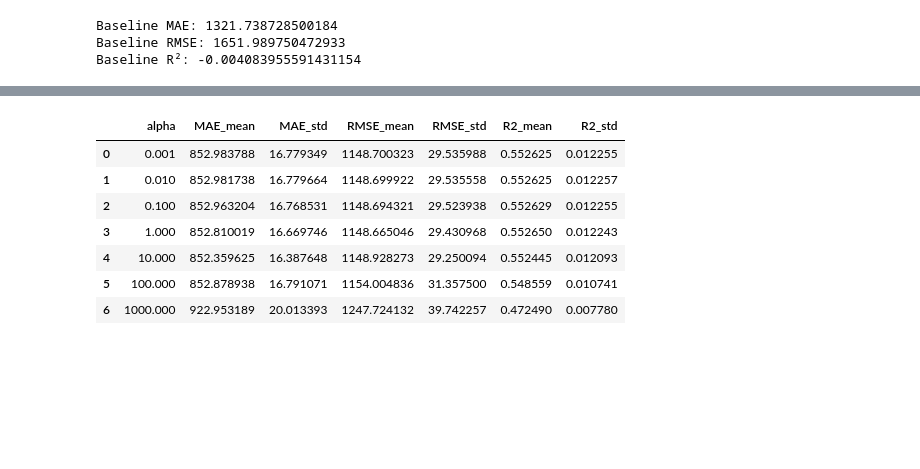
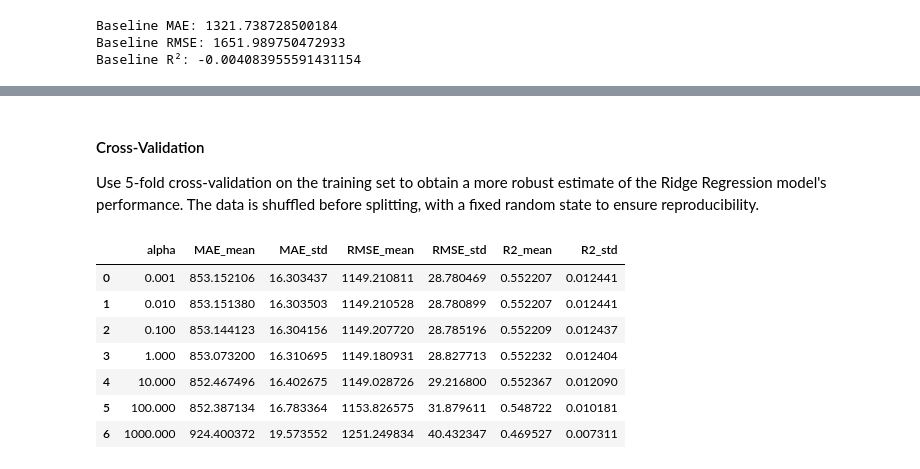
Before and after one commit to r-salimi/BigMarket-Sales, a Jupyter notebook: BigMart_Sales.ipynb, the cells around one changed output, grey strips where cells are left out. Drawn from its saved outputs; the diff is of its cells as text; code cells hidden in the pictures; blank space fills up the shorter version.

```diff
--- a/BigMart_Sales.ipynb
+++ b/BigMart_Sales.ipynb
@@ -324,5 +323,8 @@ X, y = (
 # %%
 from sklearn.model_selection import train_test_split
+
+X = df.drop('Item_Outlet_Sales', axis=1)
+y = df['Item_Outlet_Sales']
 
 X_train, X_test, y_train, y_test = train_test_split(
     X,
@@ -333,16 +335,12 @@ X_train, X_test, y_train, y_test = train_test_split(
 # %%
 categorical_cols = ['Item_Fat_Content',
                     'Item_Type',
-                    'Outlet_Size',
                     'Outlet_Location_Type',
                     'Outlet_Type']
 
 ordinal_cols = ['Outlet_Size']
 nominal_cols = [col for col in categorical_cols if col not in ordinal_cols]
 
-# ----
-ordinal_cols = ['Outlet_Size']
-nominal_cols = ['Item_Type', 'Outlet_Location_Type', 'Outlet_Type']
 
 df_ordinal = df[ordinal_cols]
 df_nominal = df[nominal_cols]
@@ -367,3 +373,12 @@ categorical_pipeline = Pipeline([
     ('imputer', SimpleImputer(strategy='most_frequent')),
     ('encoder', OneHotEncoder(handle_unknown='ignore'))
 ])
+# %%
+from sklearn.preprocessing import OrdinalEncoder
+
+ordinal_pipeline = Pipeline([
+    ('imputer', SimpleImputer(strategy='most_frequent')),
+    ('encoder', OrdinalEncoder(
+        categories=[['Small', 'Medium', 'High']]
+    ))
+])
@@ -372,5 +391,6 @@ from sklearn.compose import ColumnTransformer
 
 preprocessor = ColumnTransformer([
     ('num', numeric_pipeline, numeric_columns),
-    ('cat', categorical_pipeline, categorical_cols)
+    ('cat', categorical_pipeline, categorical_cols),
+    ('ordinal', ordinal_pipeline, ordinal_cols),
 ])
@@ -544,9 +559,10 @@ results_df.sort_values(
+# %% [markdown]
+#### Cross-Validation
+
+Use 5-fold cross-validation on the training set to obtain a more robust estimate of the Ridge Regression model's performance. The data is shuffled before splitting, with a fixed random state to ensure reproducibility.
 # %%
 from sklearn.model_selection import cross_validate, KFold
-ridge_pipe = Pipeline([
-    ('preprocessing', preprocessor),
-    ('model', Ridge(alpha=1))
-])
+
 cv = KFold(
     n_splits=5,
     shuffle=True,
@@ -563,6 +579,8 @@ cv_results = cross_validate(
         'R2': 'r2'
     }
 )
+
+# Ridge Hyperparameter Tuning
 results = []
 
 alphas = [0.001, 0.01, 0.1, 1, 10, 100, 1000]
@@ -572,38 +590,39 @@ for alpha in alphas:
     ridge_pipe = Pipeline([
         ('preprocessing', preprocessor),
         ('model', Ridge(alpha=alpha))
     ])
 
     cv_results = cross_validate(
         ridge_pipe,
         X_train,
         y_train,
         cv=cv,
         scoring={
             'MAE': 'neg_mean_absolute_error',
             'RMSE': 'neg_root_mean_squared_error',
             'R2': 'r2'
         }
     )
 
     results.append({
         'alpha': alpha,
         'MAE_mean': -cv_results['test_MAE'].mean(),
         'MAE_std': cv_results['test_MAE'].std(),
         'RMSE_mean': -cv_results['test_RMSE'].mean(),
         'RMSE_std': cv_results['test_RMSE'].std(),
         'R2_mean': cv_results['test_R2'].mean(),
         'R2_std': cv_results['test_R2'].std()
     })
+
+### Cross-Validation Results
 ridge_results = pd.DataFrame(results)
-
 ridge_results
 # %% [output]
 |  | alpha | MAE_mean | MAE_std | RMSE_mean | RMSE_std | R2_mean | R2_std |
-| 0 | 0.001 | 852.983788 | 16.779349 | 1148.700323 | 29.535988 | 0.552625 | 0.012255 |
-| 1 | 0.010 | 852.981738 | 16.779664 | 1148.699922 | 29.535558 | 0.552625 | 0.012257 |
-| 2 | 0.100 | 852.963204 | 16.768531 | 1148.694321 | 29.523938 | 0.552629 | 0.012255 |
-| 3 | 1.000 | 852.810019 | 16.669746 | 1148.665046 | 29.430968 | 0.552650 | 0.012243 |
-| 4 | 10.000 | 852.359625 | 16.387648 | 1148.928273 | 29.250094 | 0.552445 | 0.012093 |
-| 5 | 100.000 | 852.878938 | 16.791071 | 1154.004836 | 31.357500 | 0.548559 | 0.010741 |
-| 6 | 1000.000 | 922.953189 | 20.013393 | 1247.724132 | 39.742257 | 0.472490 | 0.007780 |
+| 0 | 0.001 | 853.152106 | 16.303437 | 1149.210811 | 28.780469 | 0.552207 | 0.012441 |
+| 1 | 0.010 | 853.151380 | 16.303503 | 1149.210528 | 28.780899 | 0.552207 | 0.012441 |
+| 2 | 0.100 | 853.144123 | 16.304156 | 1149.207720 | 28.785196 | 0.552209 | 0.012437 |
+| 3 | 1.000 | 853.073200 | 16.310695 | 1149.180931 | 28.827713 | 0.552232 | 0.012404 |
+| 4 | 10.000 | 852.467496 | 16.402675 | 1149.028726 | 29.216800 | 0.552367 | 0.012090 |
+| 5 | 100.000 | 852.387134 | 16.783364 | 1153.826575 | 31.879611 | 0.548722 | 0.010181 |
+| 6 | 1000.000 | 924.400372 | 19.573552 | 1251.249834 | 40.432347 | 0.469527 | 0.007311 |
```
Also changed, not shown: parts of 30 cells of this notebook.
